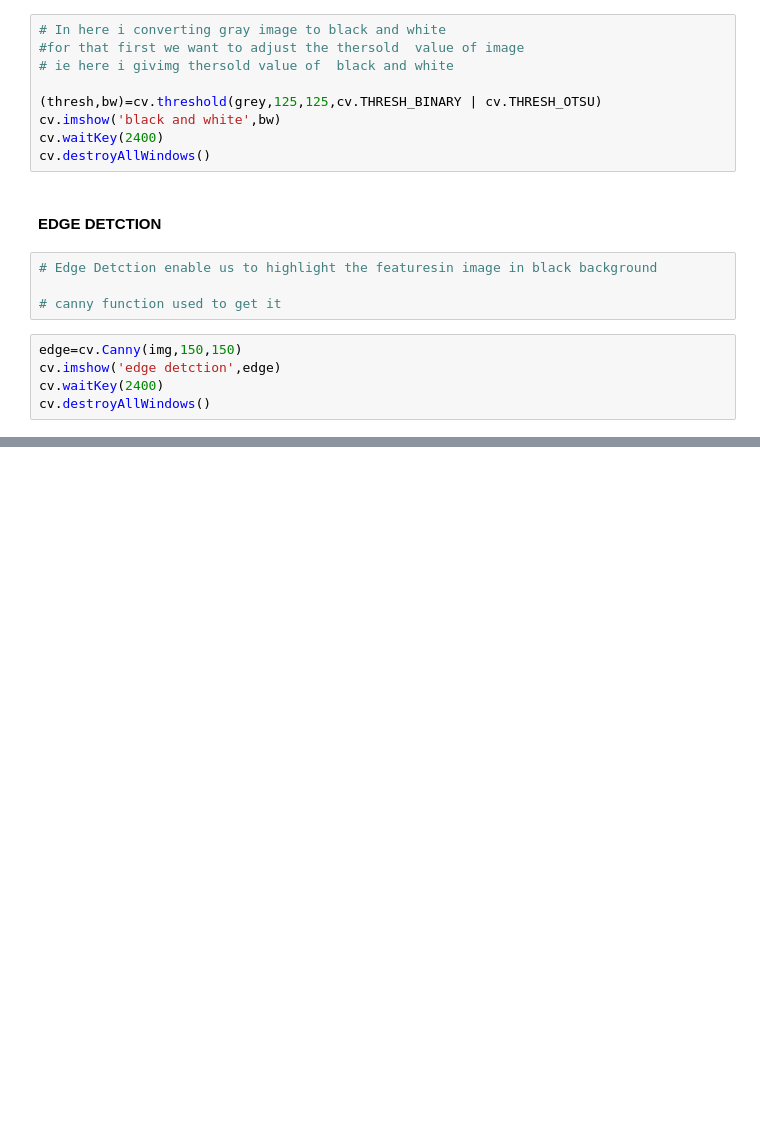
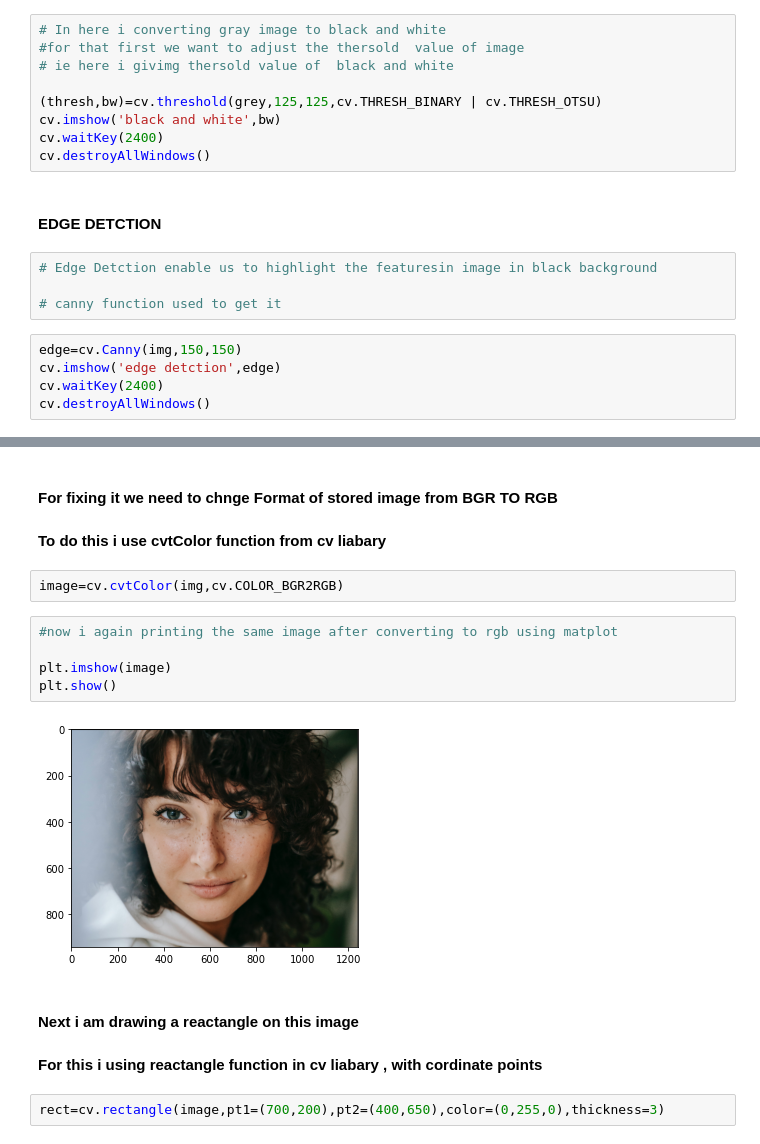
Before and after one commit to arjunkurup24/Learn-Computer-Vision-With-Project, a Jupyter notebook: cv basic.ipynb, the cells around one changed output, grey strips where cells are left out. Cells and saved outputs as stored; diff of their text form; blank space fills up the shorter version.

```diff
--- a/cv basic.ipynb
+++ b/cv basic.ipynb
@@ -141,0 +171,19 @@ cv.destroyAllWindows()
+# %% [markdown]
+#### For fixing it we need to chnge Format of stored image from BGR TO RGB
+# %% [markdown]
+**To do this i use cvtColor function from cv liabary**
+# %%
+image=cv.cvtColor(img,cv.COLOR_BGR2RGB)
+# %%
+#now i again printing the same image after converting to rgb using matplot
+
+plt.imshow(image)
+plt.show()
+# %% [output]
+[figure, added]
+# %% [markdown]
+#### Next i am drawing a reactangle on this image
+# %% [markdown]
+**For this i using reactangle function in cv liabary , with cordinate points**
+# %%
+rect=cv.rectangle(image,pt1=(700,200),pt2=(400,650),color=(0,255,0),thickness=3)
```
Also changed, not shown: parts of 14 cells of this notebook, 2 other files.
